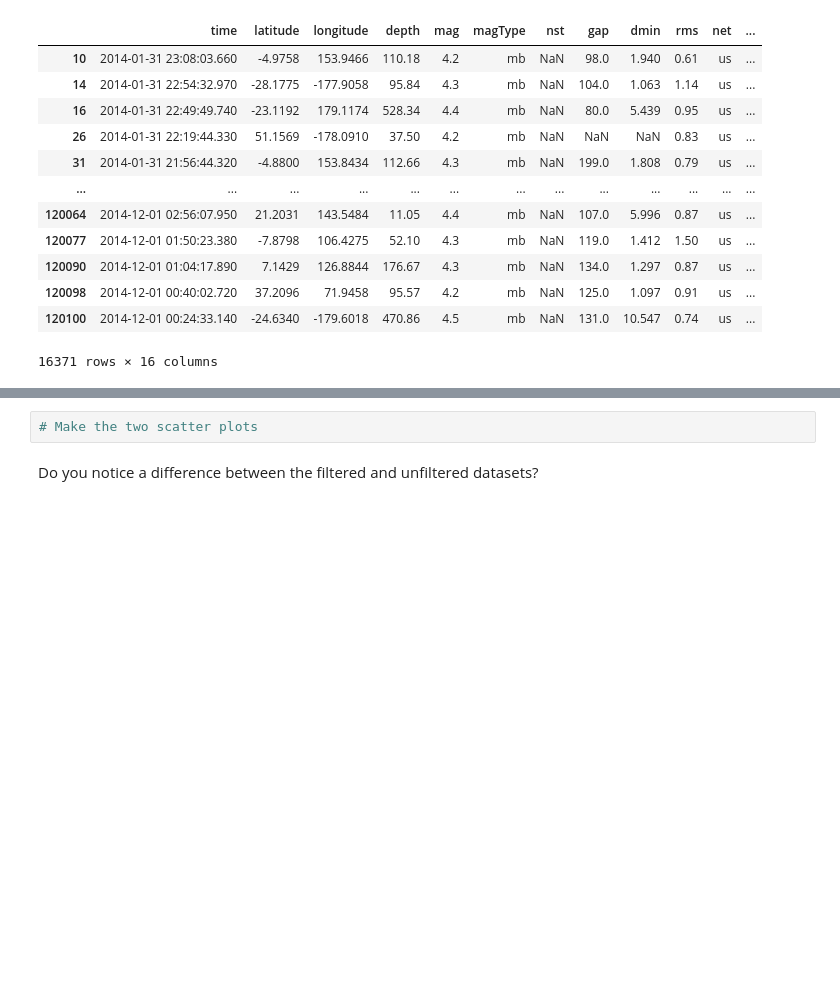
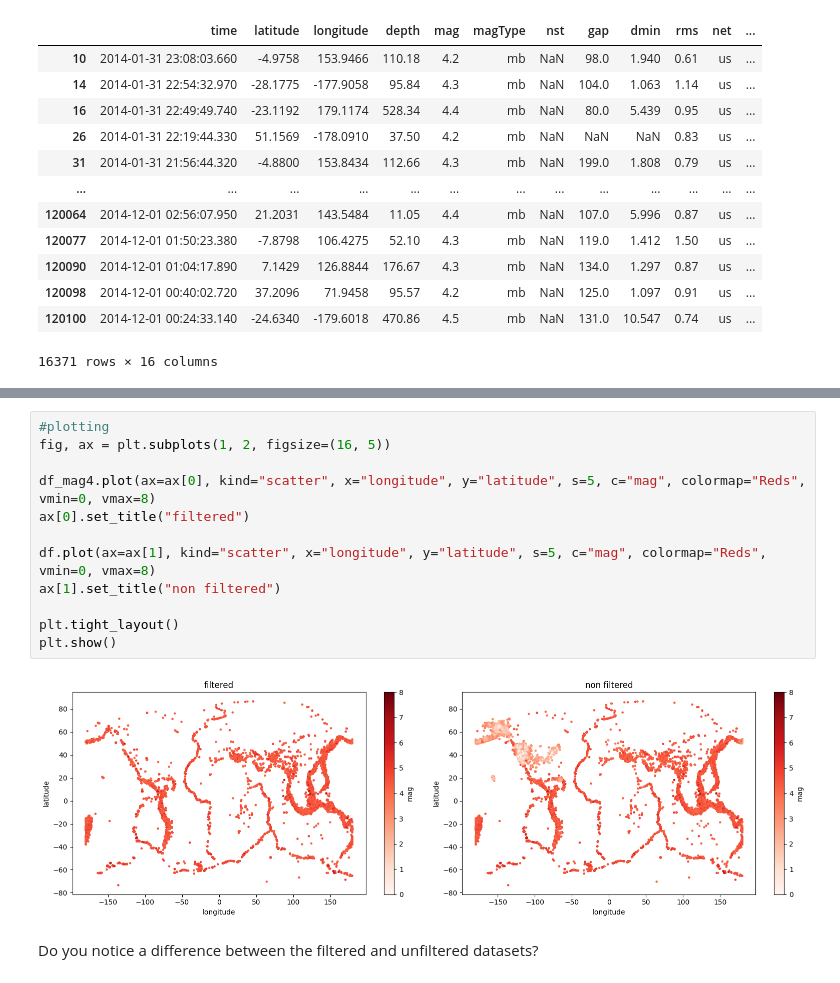
Before and after one commit to MaximeG2110/2026_Intro_Python, a Jupyter notebook: live/part-I/1.5-pandas-environmental-exercises.ipynb, the cells around one changed output, grey strips where cells are left out. Drawn from its saved outputs; the diff is of its cells as text; blank space fills up the shorter version.

```diff
--- a/live/part-I/1.5-pandas-environmental-exercises.ipynb
+++ b/live/part-I/1.5-pandas-environmental-exercises.ipynb
@@ -344,7 +366,19 @@ colour stands for the same magnitude in both panels.
 <img src="https://raw.githubusercontent.com/gse-unil/2026_MLEES_book/main/part-I/_static/1.5-target-quake-scatter.png" alt="Two scatter plots of earthquake longitude against latitude coloured by magnitude, one filtered to magnitude above 4 and one unfiltered" width="100%">
 
 <em>Every event in the catalog placed by longitude and latitude, filtered and unfiltered.</em>
-# %%
-# Make the two scatter plots
+# %%
+#plotting
+fig, ax = plt.subplots(1, 2, figsize=(16, 5))
+
+df_mag4.plot(ax=ax[0], kind="scatter", x="longitude", y="latitude", s=5, c="mag", colormap="Reds", vmin=0, vmax=8)
+ax[0].set_title("filtered")
+
+df.plot(ax=ax[1], kind="scatter", x="longitude", y="latitude", s=5, c="mag", colormap="Reds", vmin=0, vmax=8)
+ax[1].set_title("non filtered")
+
+plt.tight_layout()
+plt.show()
+# %% [output]
+[figure, added]
 # %% [markdown]
 Do you notice a difference between the filtered and unfiltered datasets?
```
Also changed, not shown: parts of 3 cells of this notebook.
